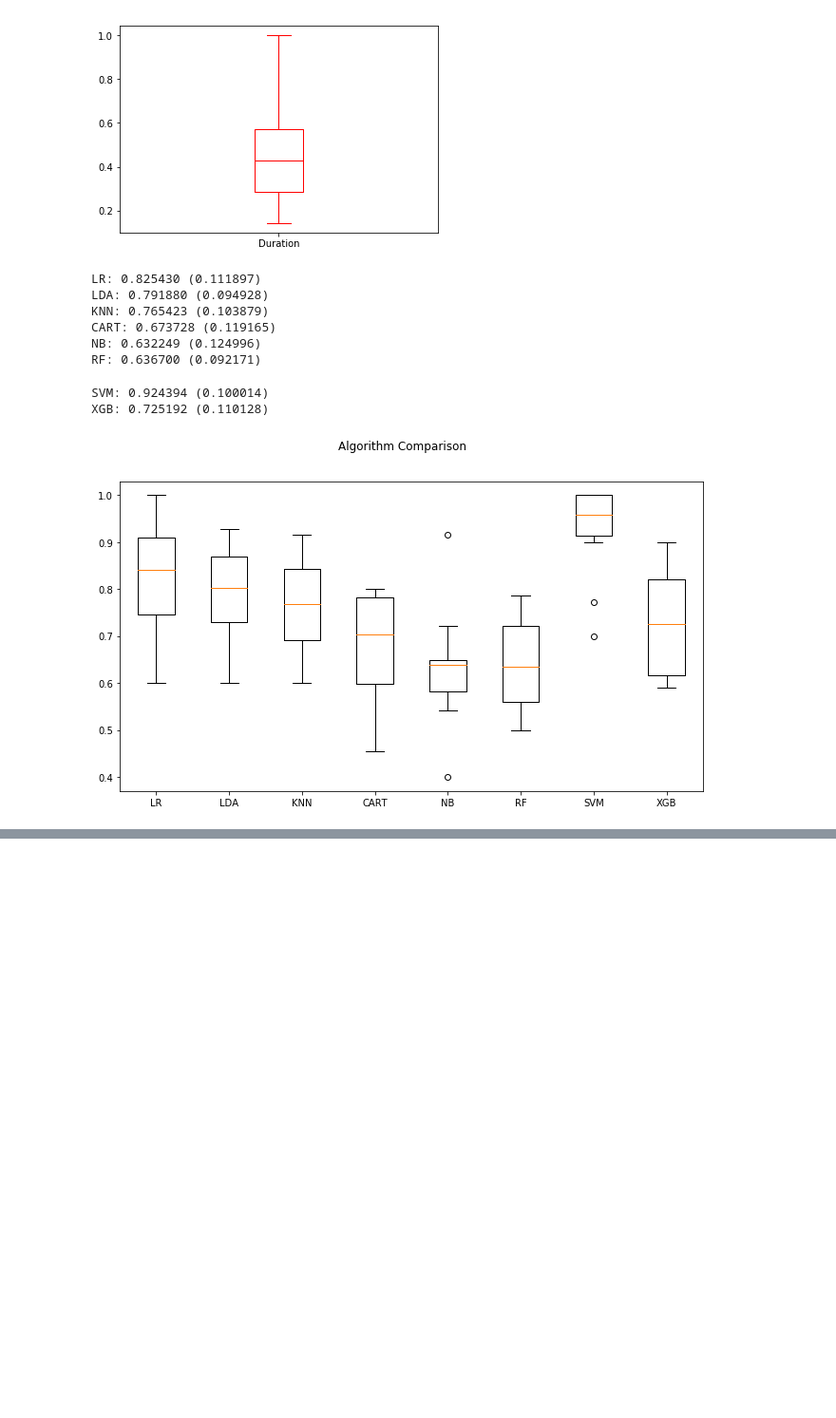
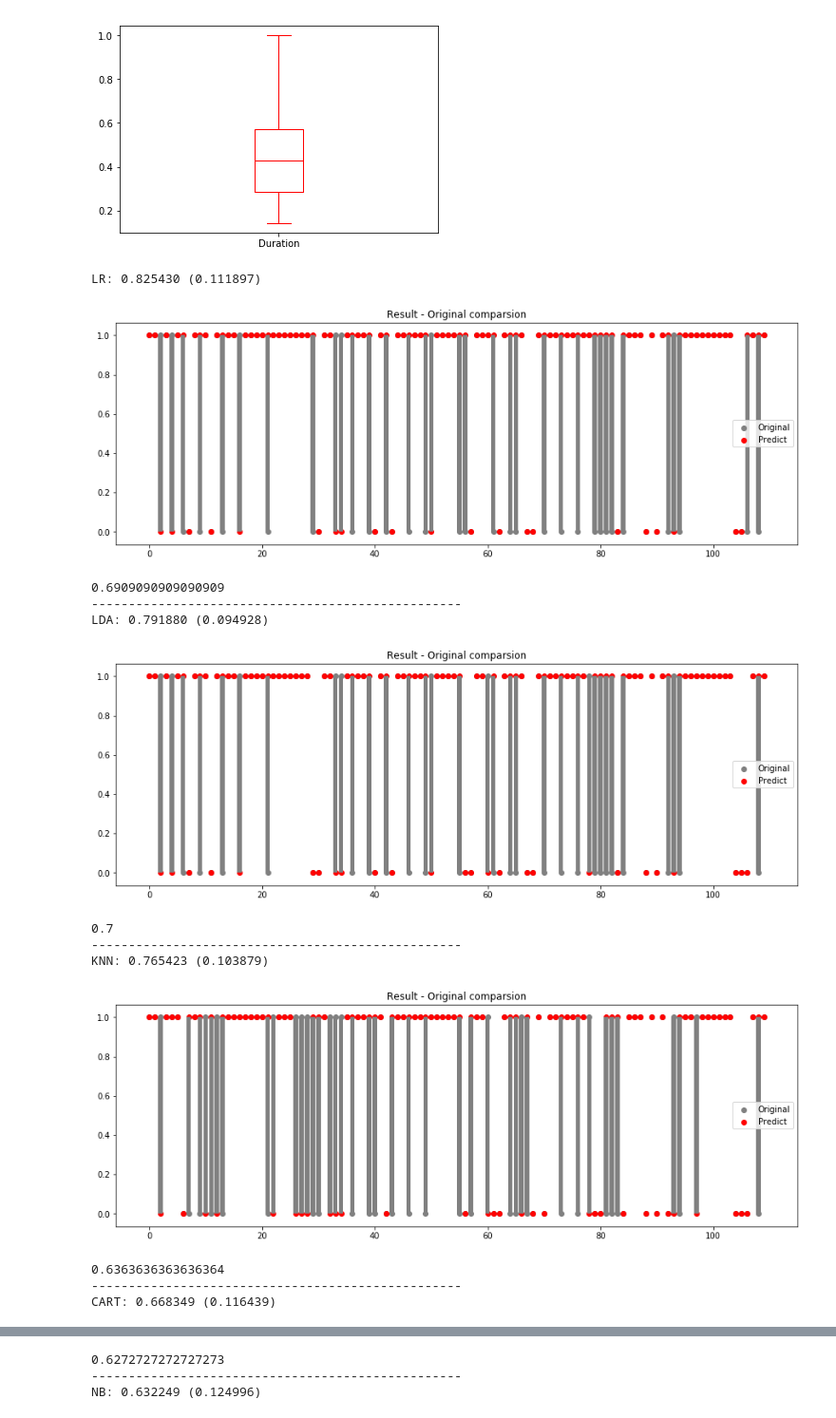
Before and after one commit to KimDoubleB/DS_Tutorials, a Jupyter notebook: Classification_Credit.ipynb, the cells around one changed output, grey strips where cells are left out. Shown at 95% size. Cells and saved outputs as stored; diff of their text form; code cells hidden in the pictures; blank space fills up the shorter version.

```diff
--- a/Classification_Credit.ipynb
+++ b/Classification_Credit.ipynb
@@ -297,44 +297,69 @@ X_train, X_test, y_train, y_test = train_test_split(X,y, test_size= 0.25, random
 # to feed the random state
 seed = 7
 
 # prepare models
 models = []
 models.append(('LR', LogisticRegression()))
 models.append(('LDA', LinearDiscriminantAnalysis()))
 models.append(('KNN', KNeighborsClassifier()))
 models.append(('CART', DecisionTreeClassifier()))
 models.append(('NB', GaussianNB()))
 models.append(('RF', RandomForestClassifier()))
 models.append(('SVM', SVC(gamma='auto')))
 models.append(('XGB', XGBClassifier()))
 
 # evaluate each model in turn
 results = []
 names = []
 scoring = 'recall'
 
 for name, model in models:
-        kfold = KFold(n_splits=10, random_state=seed)
-        cv_results = cross_val_score(model, X_train, y_train, cv=kfold, scoring=scoring)
-        results.append(cv_results)
-        names.append(name)
-        msg = "%s: %f (%f)" % (name, cv_results.mean(), cv_results.std())
-        print(msg)
+    # K-Fold
+    kfold = KFold(n_splits=10, random_state=seed)
+    cv_results = cross_val_score(model, X_train, y_train, cv=kfold, scoring=scoring)
+    results.append(cv_results)
+    names.append(name)
+    msg = "%s: %f (%f)" % (name, cv_results.mean(), cv_results.std())
+    print(msg)
+
+    # Hold out
+    model.fit(X_train, y_train)
+    y_predict = pd.Series(model.predict(X_test))
+
+    # Resets index to compare original test data with predicted data
+    y_test = y_test.reset_index(drop=True)
+    y_predict = y_predict.reset_index(drop=True)
+
+    plt.figure(figsize=(15, 5))
+    plt.scatter(range(y_test.shape[0]), y_test, c='gray')
+    plt.scatter(range(y_predict.shape[0]), y_predict , c='r')
+    diff = abs(y_test - y_predict)
+    plt.bar(range(diff.shape[0]), diff, color='gray')
+    plt.title('Result - Original comparsion')
+    plt.legend(['Original', 'Predict'])
+    plt.show()
+
+    print(model.score(X_test, y_test))
+    print('-' * 50)
 
 # boxplot algorithm comparison
 fig = plt.figure(figsize=(11,6))
 fig.suptitle('Algorithm Comparison')
 ax = fig.add_subplot(111)
 plt.boxplot(results)
 ax.set_xticklabels(names)
 plt.show()
 # %% [output]
 LR: 0.825430 (0.111897)
-LDA: 0.791880 (0.094928)
-KNN: 0.765423 (0.103879)
-CART: 0.673728 (0.119165)
-NB: 0.632249 (0.124996)
-RF: 0.636700 (0.092171)
+[figure, new version]
-SVM: 0.924394 (0.100014)
-XGB: 0.725192 (0.110128)
+0.6909090909090909
+--------------------------------------------------
+LDA: 0.791880 (0.094928)
-[figure, old version]
+[figure, added]
+0.7
+--------------------------------------------------
+KNN: 0.765423 (0.103879)
+[figure, added]
+0.6363636363636364
+--------------------------------------------------
+CART: 0.668349 (0.116439)
@@ -340,0 +367,3 @@ XGB: 0.725192 (0.110128)
+0.6272727272727273
+--------------------------------------------------
+NB: 0.632249 (0.124996)
```
Also changed, not shown: parts of 1 cell of this notebook, 1 other file.
